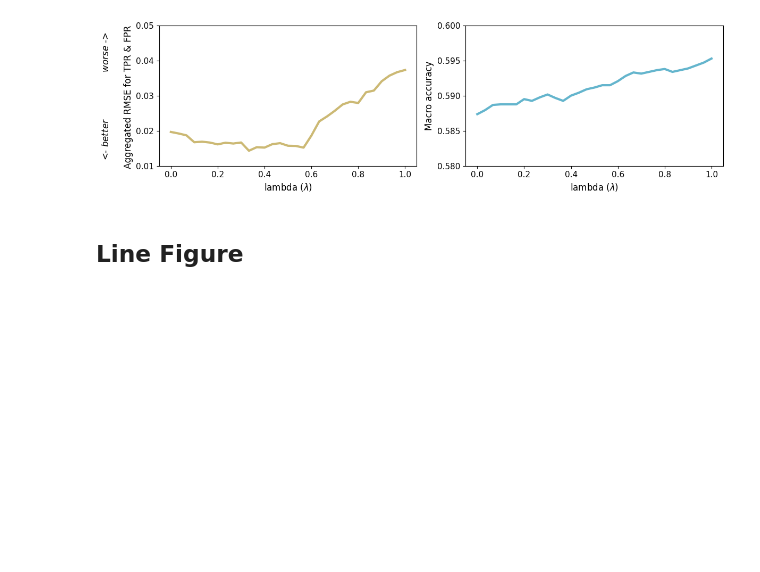
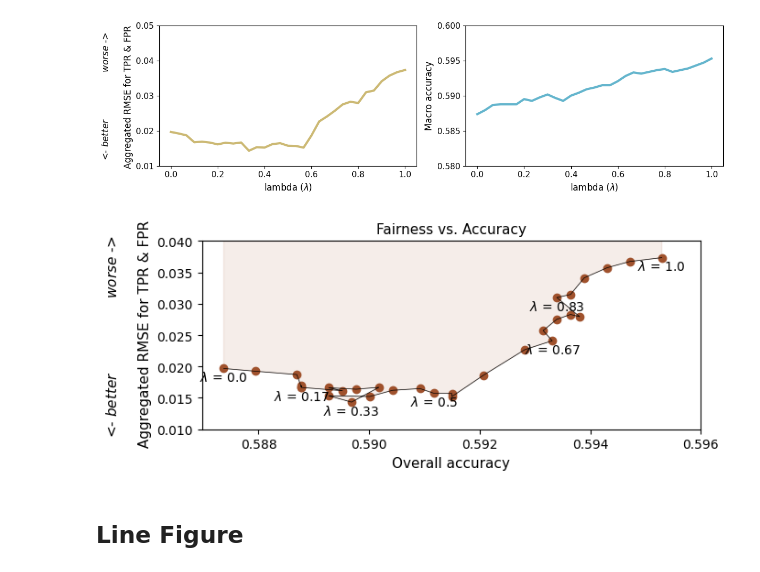
Before and after one commit to ah140797/AlgorithmicFairnessExam, a Jupyter notebook: notebook__.ipynb, the cells around one changed output. Drawn from its saved outputs; the diff is of its cells as text; code cells hidden in the pictures; blank space fills up the shorter version.

```diff
--- a/notebook__.ipynb
+++ b/notebook__.ipynb
@@ -834,6 +834,32 @@ plt.tight_layout()
 plt.savefig(FIGURES_PATH+"fairness_vs_accuracy.svg")
 # %% [output]
 [figure]
+# %%
+annotate_every_nth = 5
+y_upper = [x + 10 for x in overall_fairness]
+
+fig, ax = plt.subplots(1, figsize=(7, 3))
+ax.plot(overall_accuracies, overall_fairness, color="black", linewidth=0.5)
+
+for j, i in enumerate(np.arange(0, len(LAMBDAS), 1)):
+    ax.scatter(overall_accuracies[j], overall_fairness[j], color='sienna')
+    if i % annotate_every_nth == 0:
+        ax.annotate("$\\lambda$ = " + str(np.round(LAMBDAS[i], 2)),
+                    (overall_accuracies[i], overall_fairness[i] - 0.002),
+                    fontsize=10, ha='center')
+
+ax.fill_between(overall_accuracies, overall_fairness, y_upper, color="sienna", alpha=0.1)
+
+ax.set_xlim(right=0.596)
+ax.set_ylim(bottom=0.01, top=0.04)
+
+plt.title('Fairness vs. Accuracy', fontsize=11)
+plt.xlabel(r"Overall accuracy", fontsize=11)
+plt.ylabel('<- $\it{better}$                 $\it{worse}$ -> \n \n Aggregated RMSE for TPR & FPR', fontsize=11)
+plt.tight_layout()
+plt.savefig(FIGURES_PATH+"fairness_vs_accuracy_pareto.svg")
+# %% [output]
+[figure, added]
 # %% [markdown]
 ## Line Figure
 # %%
```
Also changed, not shown: parts of 8 cells of this notebook, 11 other files.
